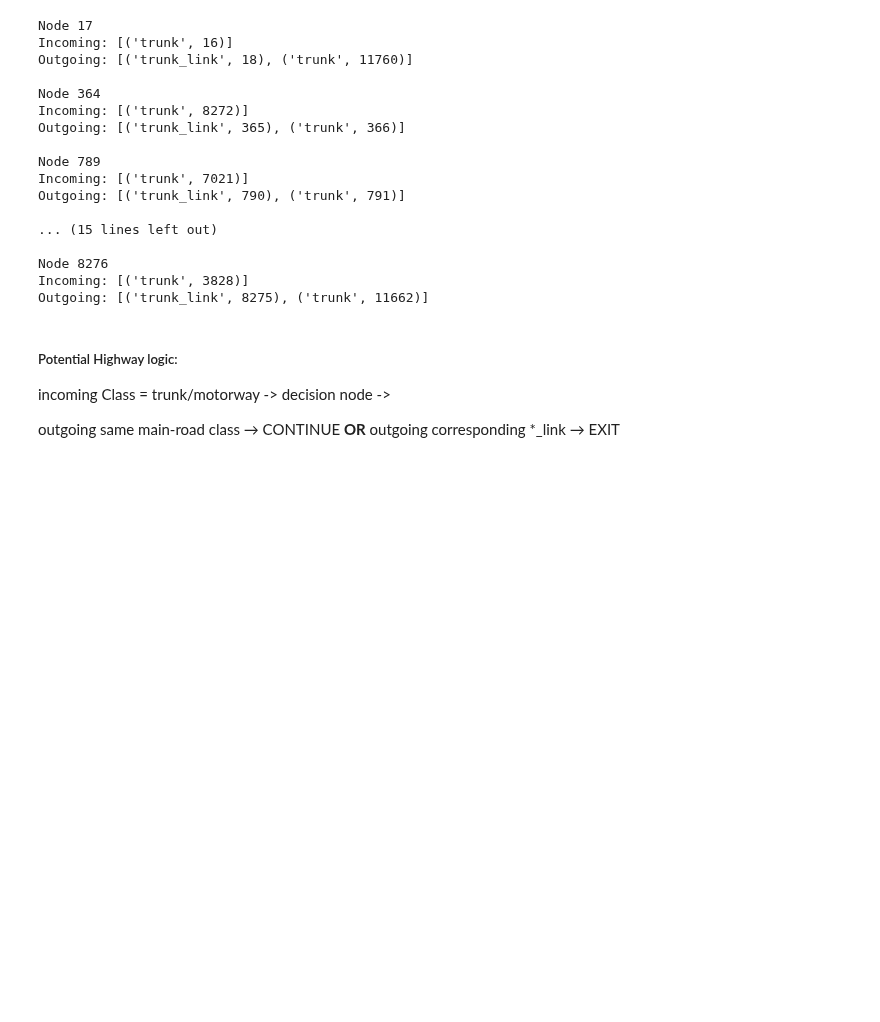
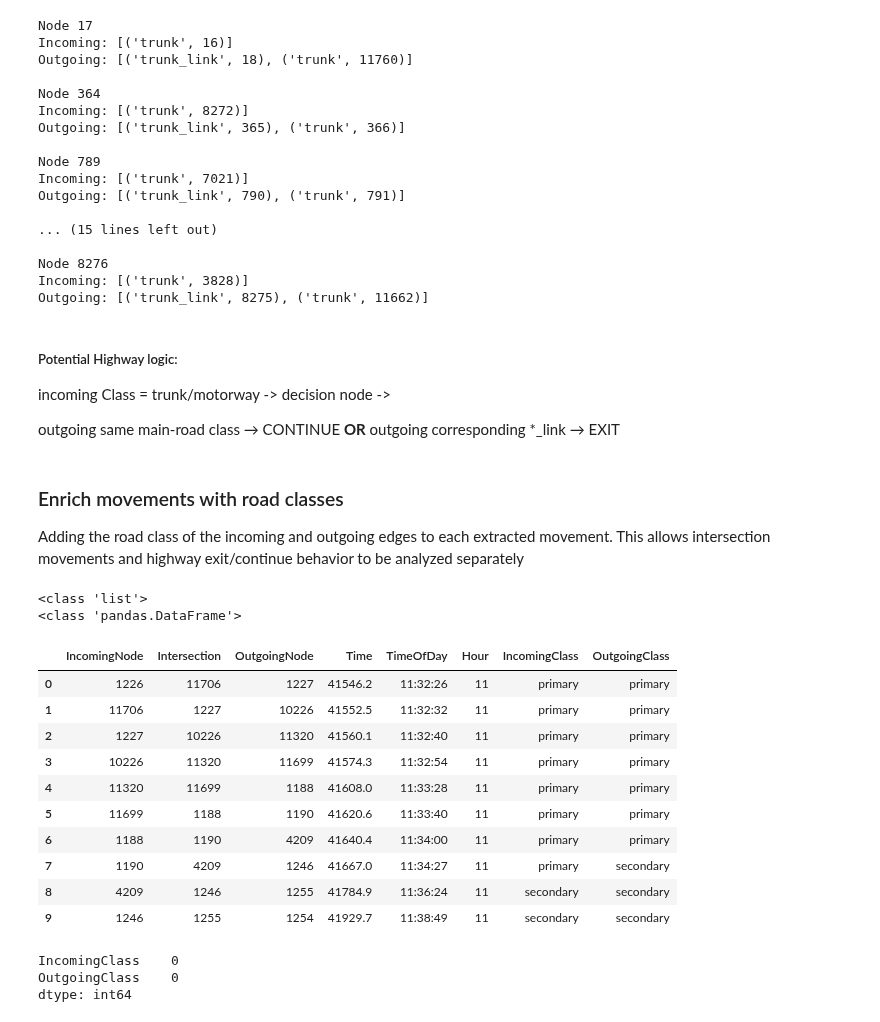
Before and after one commit to grigorashchenkoea/ev-traffic-charging-prediction, a Jupyter notebook: notebooks/01_data_exploration.ipynb, the cells around one changed output. Cells and saved outputs as stored; diff of their text form; code cells hidden in the pictures; blank space fills up the shorter version.

```diff
--- a/notebooks/01_data_exploration.ipynb
+++ b/notebooks/01_data_exploration.ipynb
@@ -724,3 +726,57 @@ Outgoing: [('trunk_link', 8275), ('trunk', 11662)]
 incoming Class = trunk/motorway -> decision node ->
 
 outgoing same main-road class → CONTINUE **OR** outgoing corresponding *_link → EXIT
+# %% [markdown]
+### Enrich movements with road classes
+
+Adding the road class of the incoming and outgoing edges to each extracted movement.
+This allows intersection movements and highway exit/continue behavior to be
+analyzed separately
+# %%
+print(type(movements))
+print(type(movements_df) if "movements_df" in globals() else "movements_df does not exist")
+# %% [output]
+<class 'list'>
+<class 'pandas.DataFrame'>
+# %%
+edge_classes = edges[["Origin", "Destination", "Class"]]
+
+movements_enriched = (
+    movements_df
+    .merge(
+        edge_classes,
+        left_on=["IncomingNode", "Intersection"],
+        right_on=["Origin", "Destination"],
+        how="left",
+    )
+    .rename(columns={"Class": "IncomingClass"})
+    .drop(columns=["Origin", "Destination"])
+    .merge(
+        edge_classes,
+        left_on=["Intersection", "OutgoingNode"],
+        right_on=["Origin", "Destination"],
+        how="left",
+    )
+    .rename(columns={"Class": "OutgoingClass"})
+    .drop(columns=["Origin", "Destination"])
+)
+
+movements_enriched.head(10)
+# %% [output]
+|  | IncomingNode | Intersection | OutgoingNode | Time | TimeOfDay | Hour | IncomingClass | OutgoingClass |
+| 0 | 1226 | 11706 | 1227 | 41546.2 | 11:32:26 | 11 | primary | primary |
+| 1 | 11706 | 1227 | 10226 | 41552.5 | 11:32:32 | 11 | primary | primary |
+| 2 | 1227 | 10226 | 11320 | 41560.1 | 11:32:40 | 11 | primary | primary |
+| 3 | 10226 | 11320 | 11699 | 41574.3 | 11:32:54 | 11 | primary | primary |
+| 4 | 11320 | 11699 | 1188 | 41608.0 | 11:33:28 | 11 | primary | primary |
+| 5 | 11699 | 1188 | 1190 | 41620.6 | 11:33:40 | 11 | primary | primary |
+| 6 | 1188 | 1190 | 4209 | 41640.4 | 11:34:00 | 11 | primary | primary |
+| 7 | 1190 | 4209 | 1246 | 41667.0 | 11:34:27 | 11 | primary | secondary |
+| 8 | 4209 | 1246 | 1255 | 41784.9 | 11:36:24 | 11 | secondary | secondary |
+| 9 | 1246 | 1255 | 1254 | 41929.7 | 11:38:49 | 11 | secondary | secondary |
+# %%
+movements_enriched[["IncomingClass", "OutgoingClass"]].isna().sum()
+# %% [output]
+IncomingClass    0
+OutgoingClass    0
+dtype: int64
```
Also changed, not shown: parts of 120 cells of this notebook, 6 other files.
